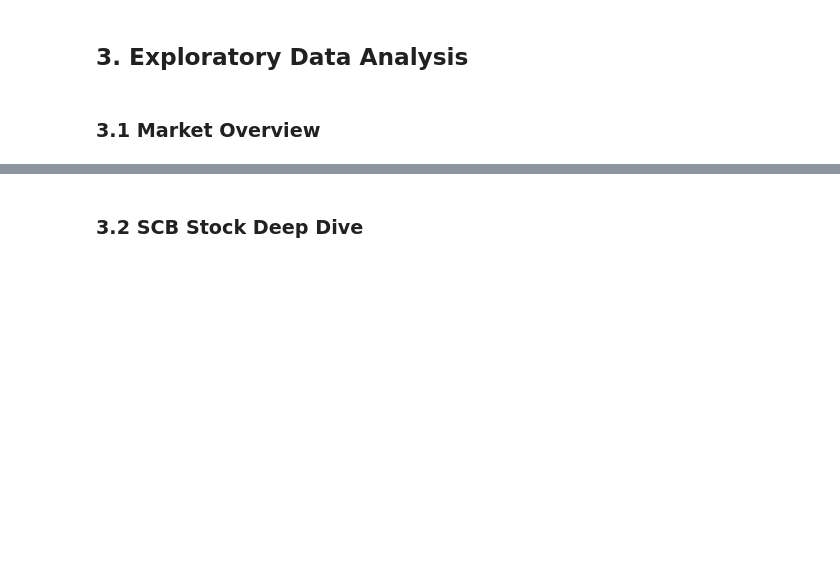
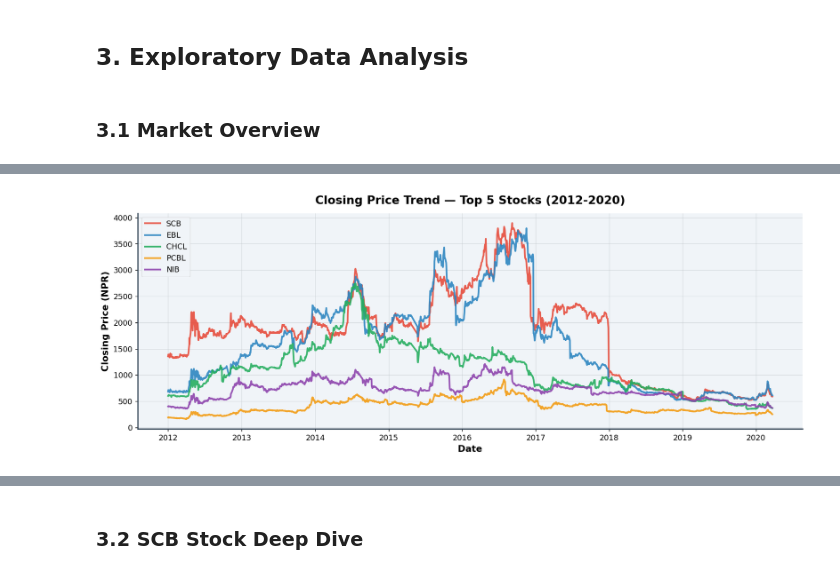
Before and after one commit to AnjalSubedi/Nepal-Stock-Market-Prediction, a Jupyter notebook: nepal-stock-market.ipynb, the cells around one changed output, grey strips where cells are left out. Drawn from its saved outputs; the diff is of its cells as text; code cells hidden in the pictures; blank space fills up the shorter version.

```diff
--- a/nepal-stock-market.ipynb
+++ b/nepal-stock-market.ipynb
@@ -182,0 +210,18 @@ plt.show()
+# %%
+# ── Closing Price Trend — Top 5 Stocks ───────────────────────────────────────
+fig, ax = plt.subplots(figsize=(13, 5))
+palette = ['#E74C3C','#2E86C1','#27AE60','#F39C12','#8E44AD']
+for idx, sym in enumerate(top5_stocks):
+    data = clean_df[clean_df['Symbol'] == sym].sort_values('Date')
+    ax.plot(data['Date'], data['Close'], label=sym,
+            color=palette[idx], linewidth=2.2, alpha=0.9)
+ax.set_title('Closing Price Trend — Top 5 Stocks (2012-2020)',
+             fontsize=15, fontweight='bold', pad=12)
+ax.set_xlabel('Date', fontweight='bold')
+ax.set_ylabel('Closing Price (NPR)', fontweight='bold')
+ax.legend(framealpha=0.9, loc='upper left')
+ax.grid(True, alpha=0.5)
+plt.tight_layout()
+plt.show()
+# %% [output]
+[figure, added]
```
Also changed, not shown: parts of 34 cells of this notebook.
